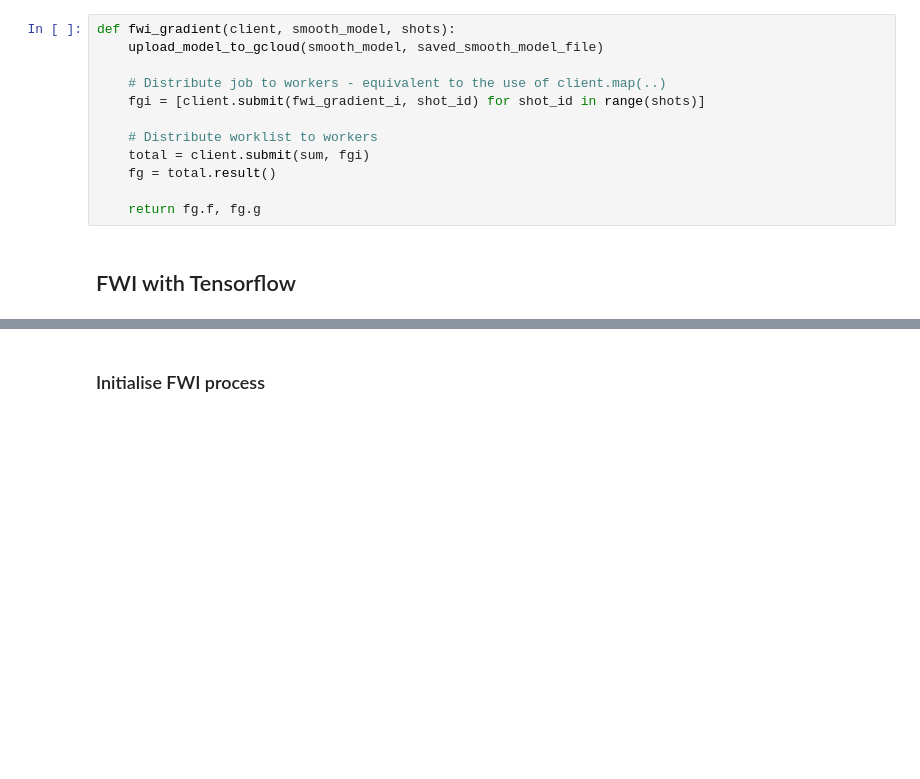
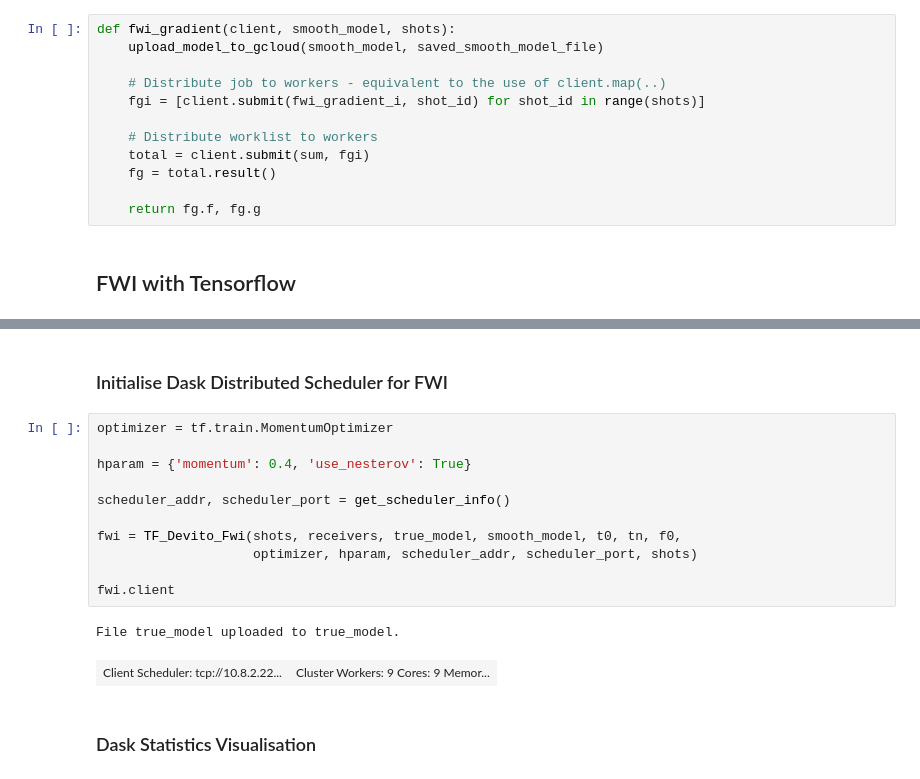
Before and after one commit to RajatRasal/FWI-Devito-with-TF-on-Dask-K8s-Cluster-for-GKE, a Jupyter notebook: notebooks/dask_kubernetes_K8_GCP_demo.ipynb, the cells around one changed output, grey strips where cells are left out. Drawn from its saved outputs; the diff is of its cells as text; blank space fills up the shorter version.

```diff
--- a/notebooks/dask_kubernetes_K8_GCP_demo.ipynb
+++ b/notebooks/dask_kubernetes_K8_GCP_demo.ipynb
@@ -290,3 +313,19 @@ class TF_Devito_Fwi:
         self.smooth_model.m.data[:] = self.smooth_data.eval(session=self.sess)
 # %% [markdown]
-### Initialise FWI process
+### Initialise Dask Distributed Scheduler for FWI
+# %%
+optimizer = tf.train.MomentumOptimizer
+
+hparam = {'momentum': 0.4, 'use_nesterov': True}
+
+scheduler_addr, scheduler_port = get_scheduler_info()
+
+fwi = TF_Devito_Fwi(shots, receivers, true_model, smooth_model, t0, tn, f0,
+                    optimizer, hparam, scheduler_addr, scheduler_port, shots)
+
+fwi.client
+# %% [output]
+File true_model uploaded to true_model.
+| Client Scheduler: tcp://10.8.2.22... | Cluster Workers: 9 Cores: 9 Memor... |
+# %% [markdown]
+### Dask Statistics Visualisation
```
Also changed, not shown: parts of 18 cells of this notebook.
